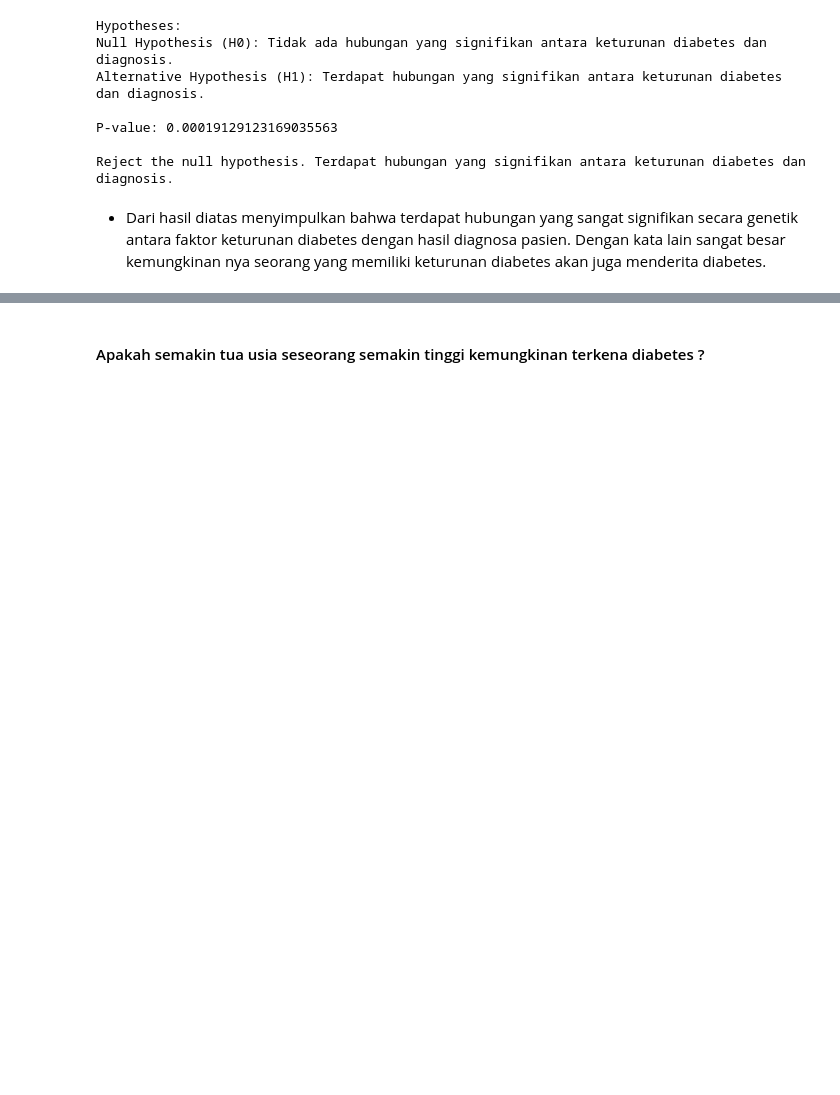
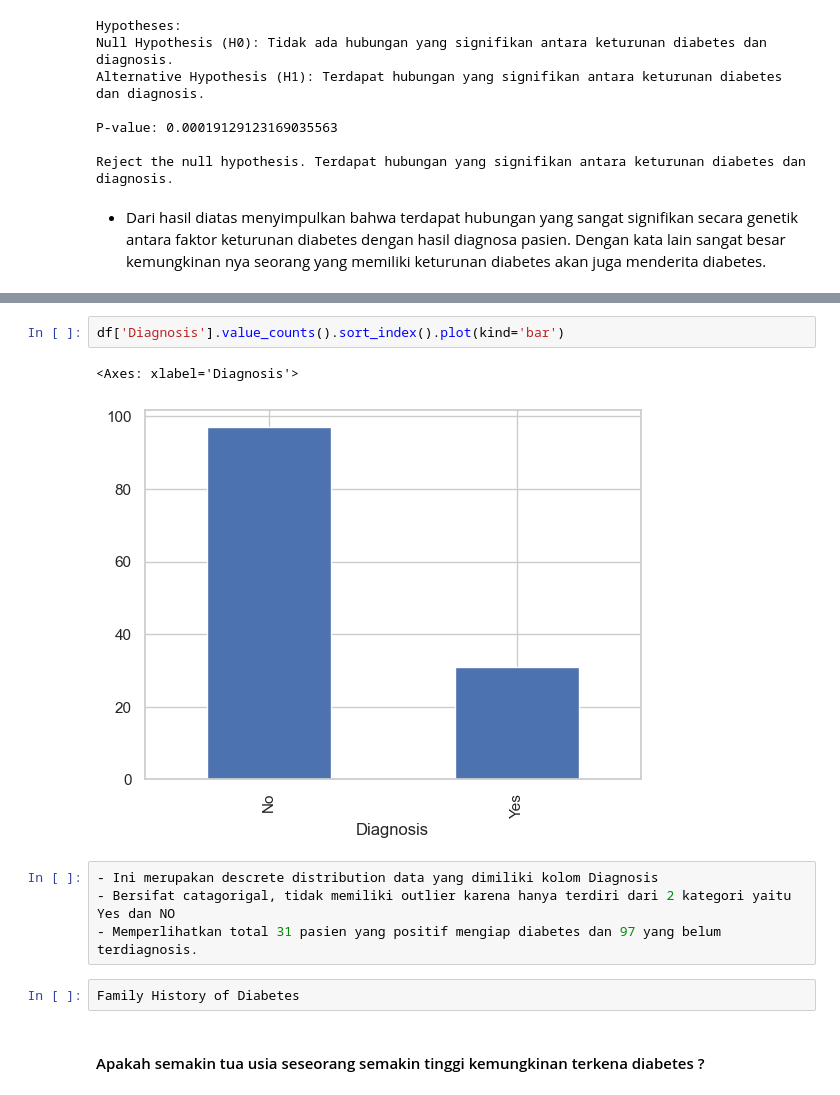
Before and after one commit to CODA-Assignment-Bay/p1-coda001-rmt-m2-mirzasjarief, a Jupyter notebook: P1M2_Mirza Sjarief.ipynb, the cells around one changed output, grey strips where cells are left out. Drawn from its saved outputs; the diff is of its cells as text; blank space fills up the shorter version.

```diff
--- a/P1M2_Mirza Sjarief.ipynb
+++ b/P1M2_Mirza Sjarief.ipynb
@@ -301,3 +336,14 @@ Reject the null hypothesis. Terdapat hubungan yang signifikan antara keturunan d
+# %%
+df['Diagnosis'].value_counts().sort_index().plot(kind='bar')
+# %% [output]
+<Axes: xlabel='Diagnosis'>
+[figure, added]
+# %%
+- Ini merupakan descrete distribution data yang dimiliki kolom Diagnosis
+- Bersifat catagorigal, tidak memiliki outlier karena hanya terdiri dari 2 kategori yaitu Yes dan NO
+- Memperlihatkan total 31 pasien yang positif mengiap diabetes dan 97 yang belum terdiagnosis.
+# %%
+Family History of Diabetes
 # %% [markdown]
 #### Apakah semakin tua usia seseorang semakin tinggi kemungkinan terkena diabetes  ?
 # %% [markdown]
```
Also changed, not shown: parts of 24 cells of this notebook.
